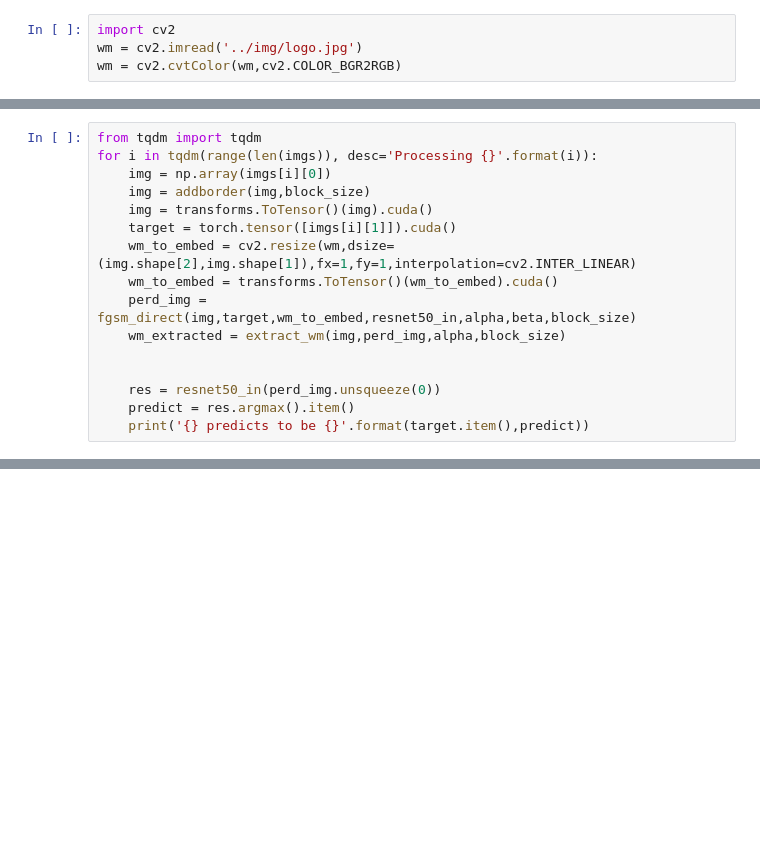
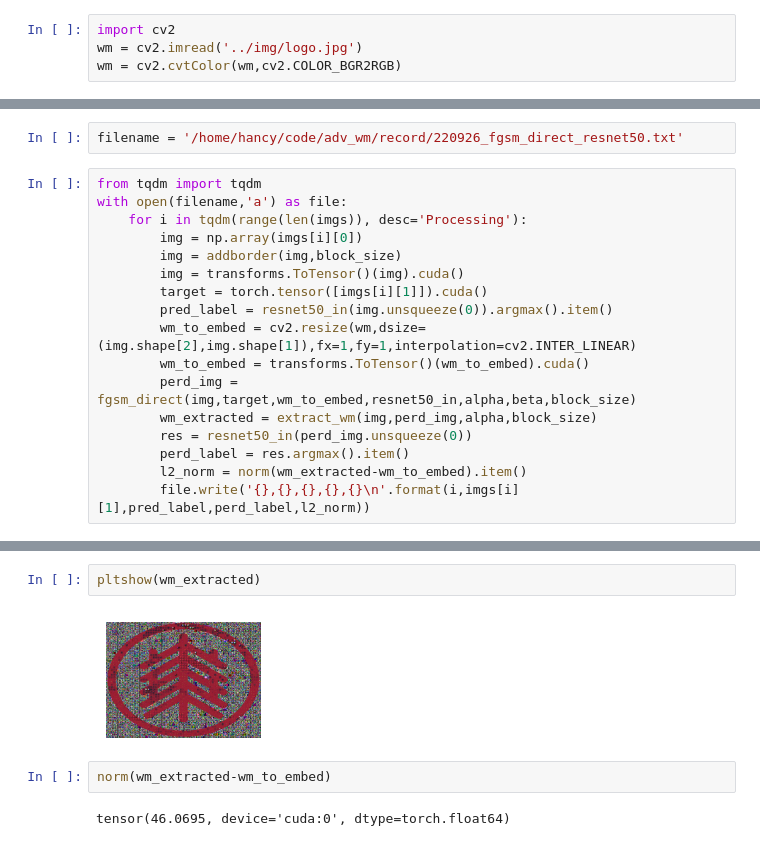
Before and after one commit to HanxiuZhang/Adversarial-Frequency-Watermark, a Jupyter notebook: wm_attack/0926.ipynb, the cells around one changed output, grey strips where cells are left out. Drawn from its saved outputs; the diff is of its cells as text; blank space fills up the shorter version.

```diff
--- a/wm_attack/0926.ipynb
+++ b/wm_attack/0926.ipynb
@@ -28,16 +30,19 @@ wm = cv2.cvtColor(wm,cv2.COLOR_BGR2RGB)
+# %%
+filename = '/home/hancy/code/adv_wm/record/220926_fgsm_direct_resnet50.txt'
 # %%
 from tqdm import tqdm
-for i in tqdm(range(len(imgs)), desc='Processing {}'.format(i)):
-    img = np.array(imgs[i][0])
-    img = addborder(img,block_size)
-    img = transforms.ToTensor()(img).cuda()
-    target = torch.tensor([imgs[i][1]]).cuda()
-    wm_to_embed = cv2.resize(wm,dsize=(img.shape[2],img.shape[1]),fx=1,fy=1,interpolation=cv2.INTER_LINEAR)
-    wm_to_embed = transforms.ToTensor()(wm_to_embed).cuda()
-    perd_img = fgsm_direct(img,target,wm_to_embed,resnet50_in,alpha,beta,block_size)
-    wm_extracted = extract_wm(img,perd_img,alpha,block_size)
-
-
-    res = resnet50_in(perd_img.unsqueeze(0))
-    predict = res.argmax().item()
-    print('{} predicts to be {}'.format(target.item(),predict))
+with open(filename,'a') as file:
+    for i in tqdm(range(len(imgs)), desc='Processing'):
+        img = np.array(imgs[i][0])
+        img = addborder(img,block_size)
+        img = transforms.ToTensor()(img).cuda()
+        target = torch.tensor([imgs[i][1]]).cuda()
+        pred_label = resnet50_in(img.unsqueeze(0)).argmax().item()
+        wm_to_embed = cv2.resize(wm,dsize=(img.shape[2],img.shape[1]),fx=1,fy=1,interpolation=cv2.INTER_LINEAR)
+        wm_to_embed = transforms.ToTensor()(wm_to_embed).cuda()
+        perd_img = fgsm_direct(img,target,wm_to_embed,resnet50_in,alpha,beta,block_size)
+        wm_extracted = extract_wm(img,perd_img,alpha,block_size)
+        res = resnet50_in(perd_img.unsqueeze(0))
+        perd_label = res.argmax().item()
+        l2_norm = norm(wm_extracted-wm_to_embed).item()
+        file.write('{},{},{},{},{}\n'.format(i,imgs[i][1],pred_label,perd_label,l2_norm))
@@ -81,0 +49,8 @@ for i in tqdm(range(len(imgs)), desc='Processing {}'.format(i)):
+# %%
+pltshow(wm_extracted)
+# %% [output]
+[figure, added]
+# %%
+norm(wm_extracted-wm_to_embed)
+# %% [output]
+tensor(46.0695, device='cuda:0', dtype=torch.float64)
```
Also changed, not shown: parts of 2 cells of this notebook, 4 other files.
